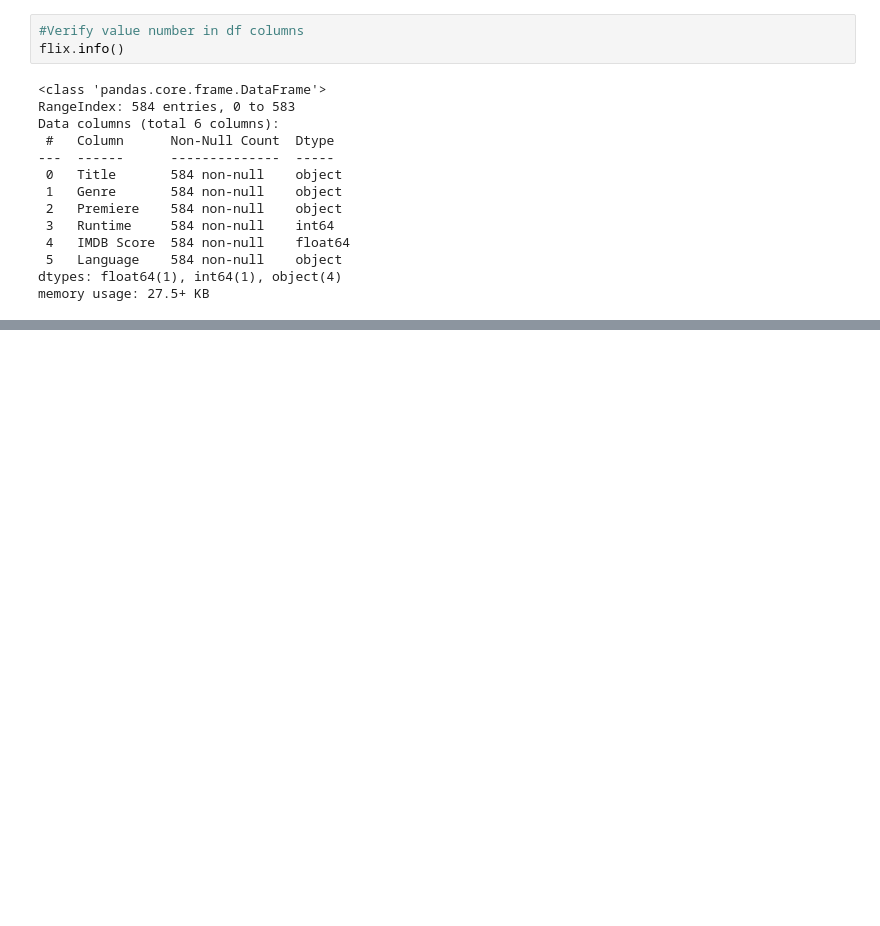
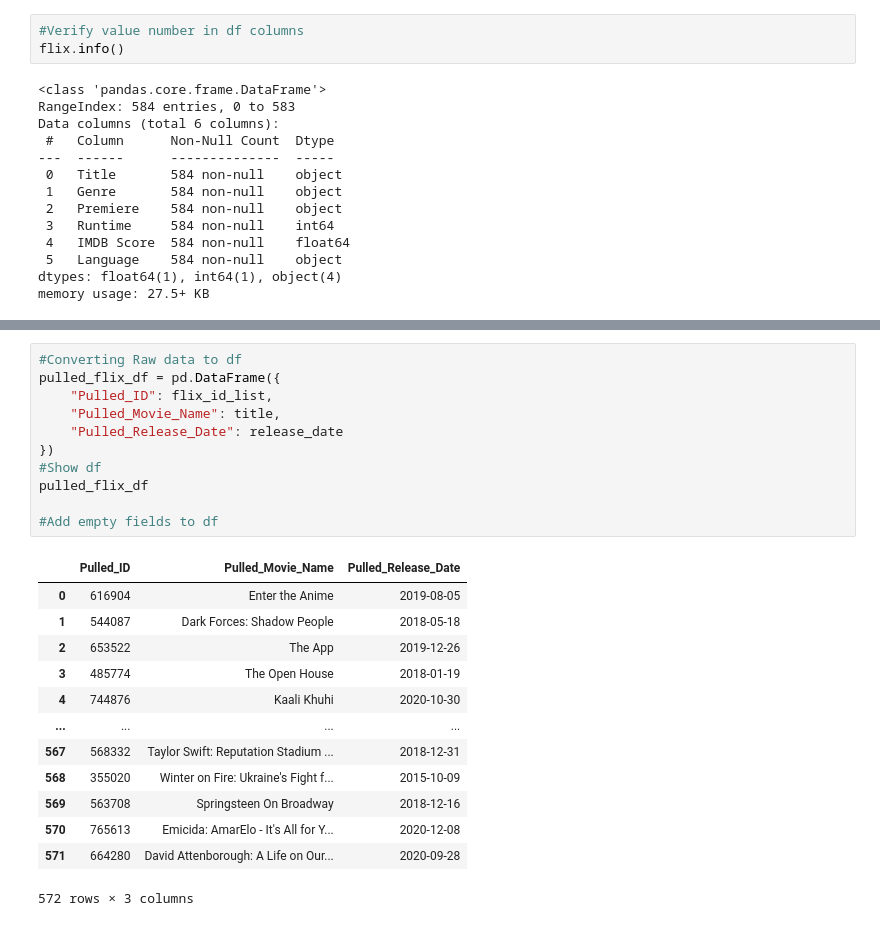
Before and after one commit to Okyere82/Rutgers_DS_Project_2, a Jupyter notebook: Movie_Cleaning.ipynb, the cells around one changed output, grey strips where cells are left out. Drawn from its saved outputs; the diff is of its cells as text; blank space fills up the shorter version.

Commit message:
Completed API Pull of movie id's

```diff
--- a/Movie_Cleaning.ipynb
+++ b/Movie_Cleaning.ipynb
@@ -41,0 +109,25 @@ memory usage: 27.5+ KB
+# %%
+#Converting Raw data to df
+pulled_flix_df = pd.DataFrame({
+    "Pulled_ID": flix_id_list,
+    "Pulled_Movie_Name": title,
+    "Pulled_Release_Date": release_date
+})
+#Show df
+pulled_flix_df
+
+#Add empty fields to df
+# %% [output]
+|  | Pulled_ID | Pulled_Movie_Name | Pulled_Release_Date |
+| 0 | 616904 | Enter the Anime | 2019-08-05 |
+| 1 | 544087 | Dark Forces: Shadow People | 2018-05-18 |
+| 2 | 653522 | The App | 2019-12-26 |
+| 3 | 485774 | The Open House | 2018-01-19 |
+| 4 | 744876 | Kaali Khuhi | 2020-10-30 |
+| ... | ... | ... | ... |
+| 567 | 568332 | Taylor Swift: Reputation Stadium ... | 2018-12-31 |
+| 568 | 355020 | Winter on Fire: Ukraine's Fight f... | 2015-10-09 |
+| 569 | 563708 | Springsteen On Broadway | 2018-12-16 |
+| 570 | 765613 | Emicida: AmarElo - It's All for Y... | 2020-12-08 |
+| 571 | 664280 | David Attenborough: A Life on Our... | 2020-09-28 |
+572 rows × 3 columns
```
Also changed, not shown: parts of 5 cells of this notebook.
